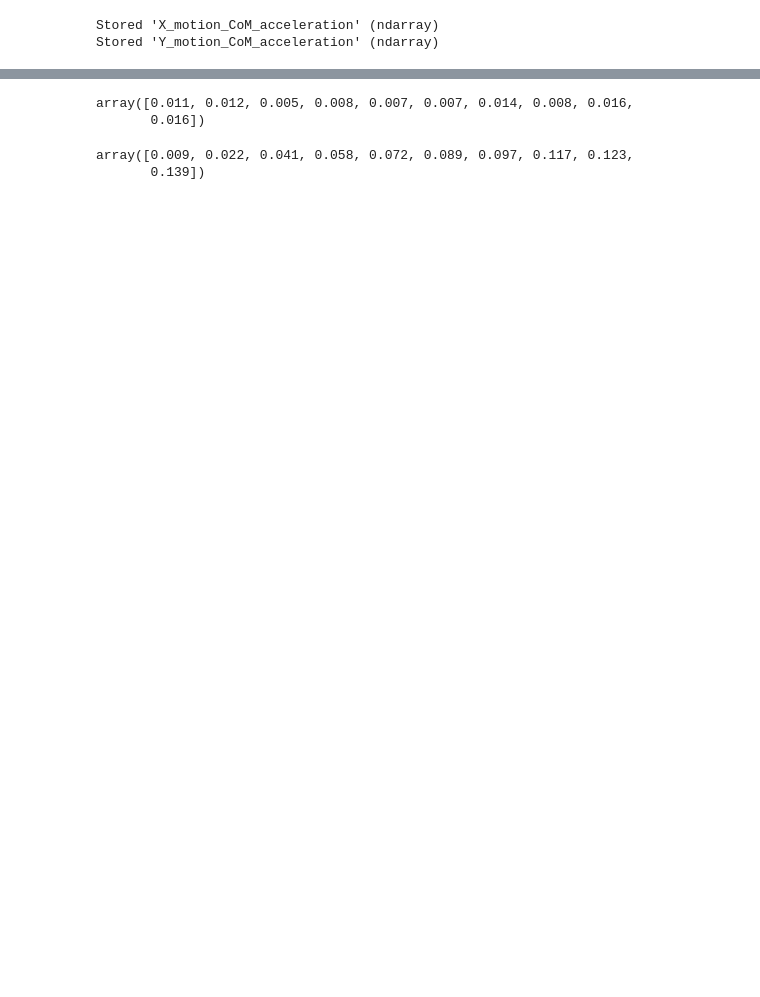
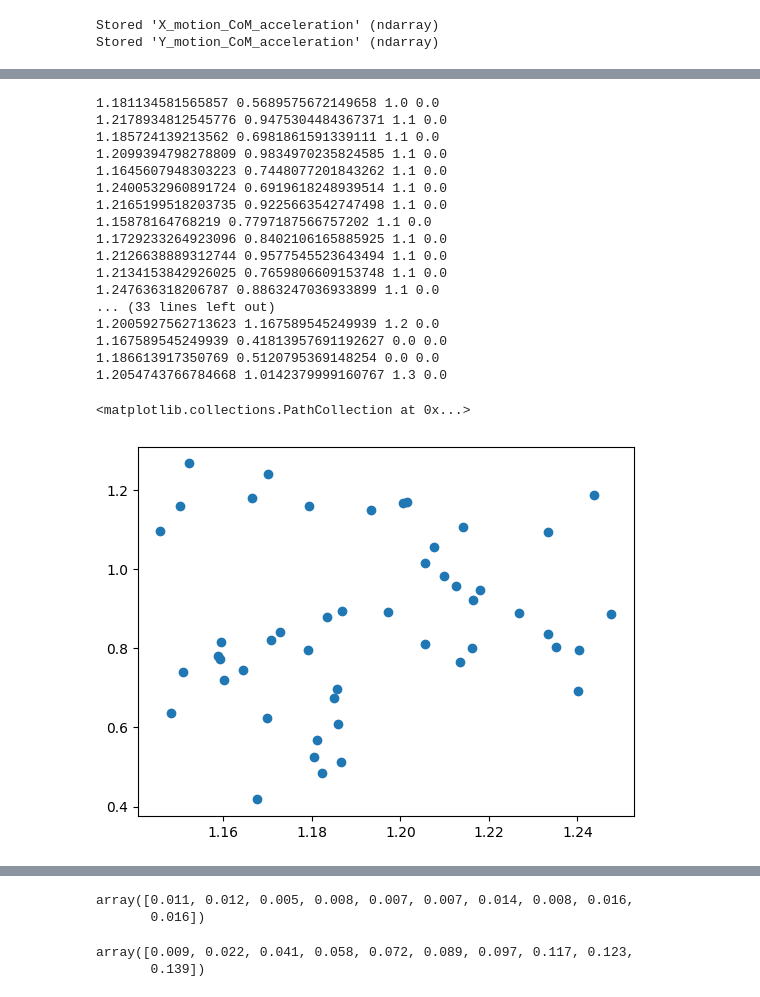
Before and after one commit to itaouil/footstep_planner, a Jupyter notebook: data/notebooks/data_processing/absolute_real/com_live_extraction_accelerations_absolute.ipynb, the cells around one changed output, grey strips where cells are left out. Saved outputs shown, nothing was run; the diff lists cells and outputs as text; code cells hidden in the pictures; blank space fills up the shorter version.

```diff
--- a/data/notebooks/data_processing/absolute_real/com_live_extraction_accelerations_absolute.ipynb
+++ b/data/notebooks/data_processing/absolute_real/com_live_extraction_accelerations_absolute.ipynb
@@ -335,3 +365,34 @@ plt.errorbar(x, y, e, linestyle='None', marker='^')
+# %%
+x_, y, e = [], [], []
+
+for x in range(len(motion)):
+    if x > 1:
+        if np.isclose(motion[x-1, 19], 1.2, 0.05) and np.isclose(motion[x, 1], 0.0):
+            print(motion[x-1, 19], motion[x, 19], motion[x-1, 1], motion[x, 1])
+            x_.append(float(motion[x-1, 19]))
+            y.append(float(motion[x, 19]))
+
+plt.scatter(x_, y)
+# %% [output]
+1.181134581565857 0.5689575672149658 1.0 0.0
+1.2178934812545776 0.9475304484367371 1.1 0.0
+1.185724139213562 0.6981861591339111 1.1 0.0
+1.2099394798278809 0.9834970235824585 1.1 0.0
+1.1645607948303223 0.7448077201843262 1.1 0.0
+1.2400532960891724 0.6919618248939514 1.1 0.0
+1.2165199518203735 0.9225663542747498 1.1 0.0
+1.15878164768219 0.7797187566757202 1.1 0.0
+1.1729233264923096 0.8402106165885925 1.1 0.0
+1.2126638889312744 0.9577545523643494 1.1 0.0
+1.2134153842926025 0.7659806609153748 1.1 0.0
+1.247636318206787 0.8863247036933899 1.1 0.0
+... (33 lines left out)
+1.2005927562713623 1.167589545249939 1.2 0.0
+1.167589545249939 0.41813957691192627 0.0 0.0
+1.186613917350769 0.5120795369148254 0.0 0.0
+1.2054743766784668 1.0142379999160767 1.3 0.0
+<matplotlib.collections.PathCollection at 0x...>
+[figure, added]
 # %%
 x, y, e = [], [], []
 
```
Also changed, not shown: parts of 18 cells of this notebook, 14 other files.
